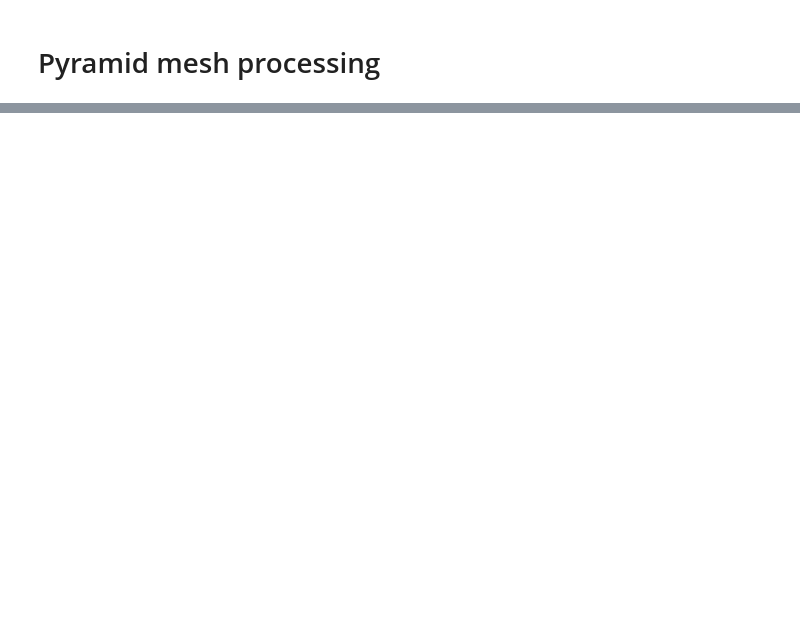
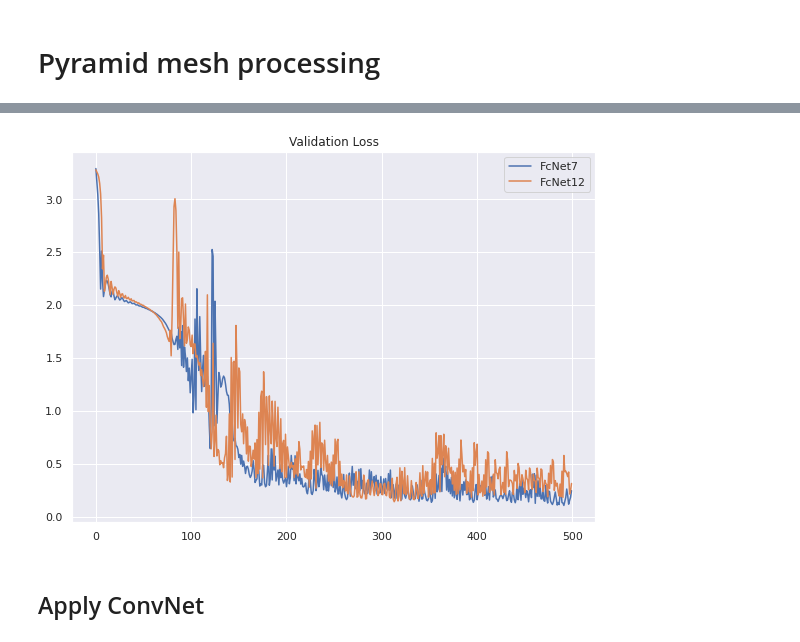
Before and after one commit to sashatr/sdf_playground, a Jupyter notebook: sdf_for_3d.ipynb, the cells around one changed output, grey strips where cells are left out. Saved outputs shown, nothing was run; the diff lists cells and outputs as text; code cells hidden in the pictures; blank space fills up the shorter version.

```diff
--- a/sdf_for_3d.ipynb
+++ b/sdf_for_3d.ipynb
@@ -202,0 +166,41 @@ for epoch in range(num_epochs):
+# %%
+class Net12(nn.Module):
+
+    def __init__(self):
+        super(Net12, self).__init__()
+        self.fc1 = nn.Linear(3, 200)
+
+        self.fc2 = nn.Linear(200, 200)
+        self.fc3 = nn.Linear(200, 200)
+        self.fc4 = nn.Linear(200, 200)
+        self.fc5 = nn.Linear(200, 200)
+        self.fc6 = nn.Linear(200, 200)
+
+        self.fc7 = nn.Linear(200, 200)
+        self.fc8 = nn.Linear(200, 200)
+        self.fc9 = nn.Linear(200, 200)
+        self.fc10 = nn.Linear(200, 200)
+        self.fc11 = nn.Linear(200, 200)
+
+        self.fc12 = nn.Linear(200, 1)
+
+    def forward(self, x):
+        x = F.relu(self.fc1(x))
+
+        x = F.relu(self.fc2(x))
+        x = F.relu(self.fc3(x))
+        x = F.relu(self.fc4(x))
+        x = F.relu(self.fc5(x))
+        x = F.relu(self.fc6(x))
+
+        x = F.relu(self.fc7(x))
+        x = F.relu(self.fc8(x))
+        x = F.relu(self.fc9(x))
+        x = F.relu(self.fc10(x))
+        x = F.relu(self.fc11(x))
+
+        x = self.fc12(x)
+        return x
+
+net12 = Net12()
+print(net12)
@@ -202,0 +222,2 @@ for epoch in range(num_epochs):
+# %%
+losses['FcNet12']  = train(net12, train_dl, 500, 100, False, True)
@@ -202,0 +230,6 @@ for epoch in range(num_epochs):
+# %%
+loss_graph(losses, ['FcNet7', 'FcNet12'])
+# %% [output]
+[figure, added]
+# %% [markdown]
+## Apply ConvNet
```
Also changed, not shown: parts of 48 cells of this notebook, 7 other files.
